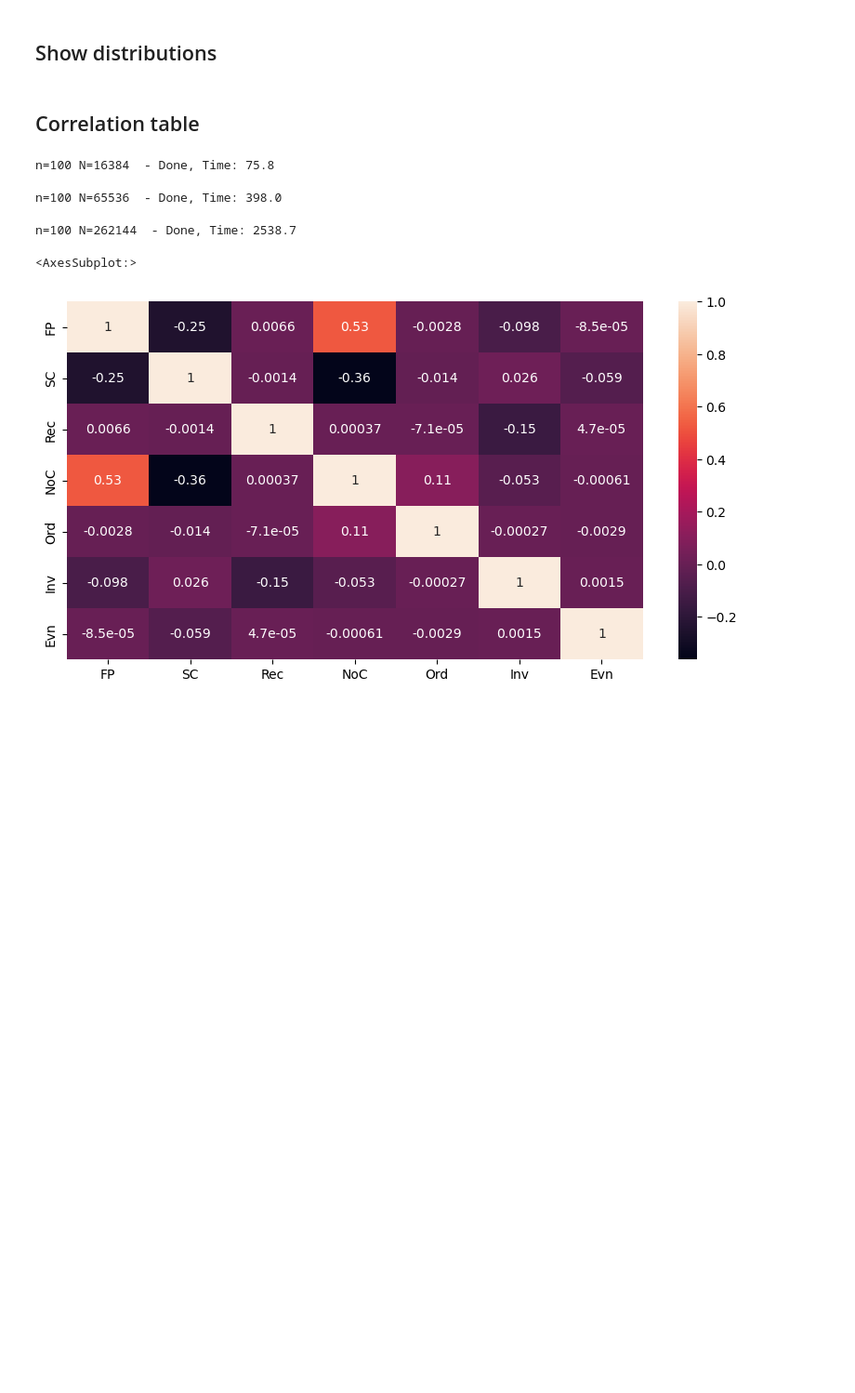
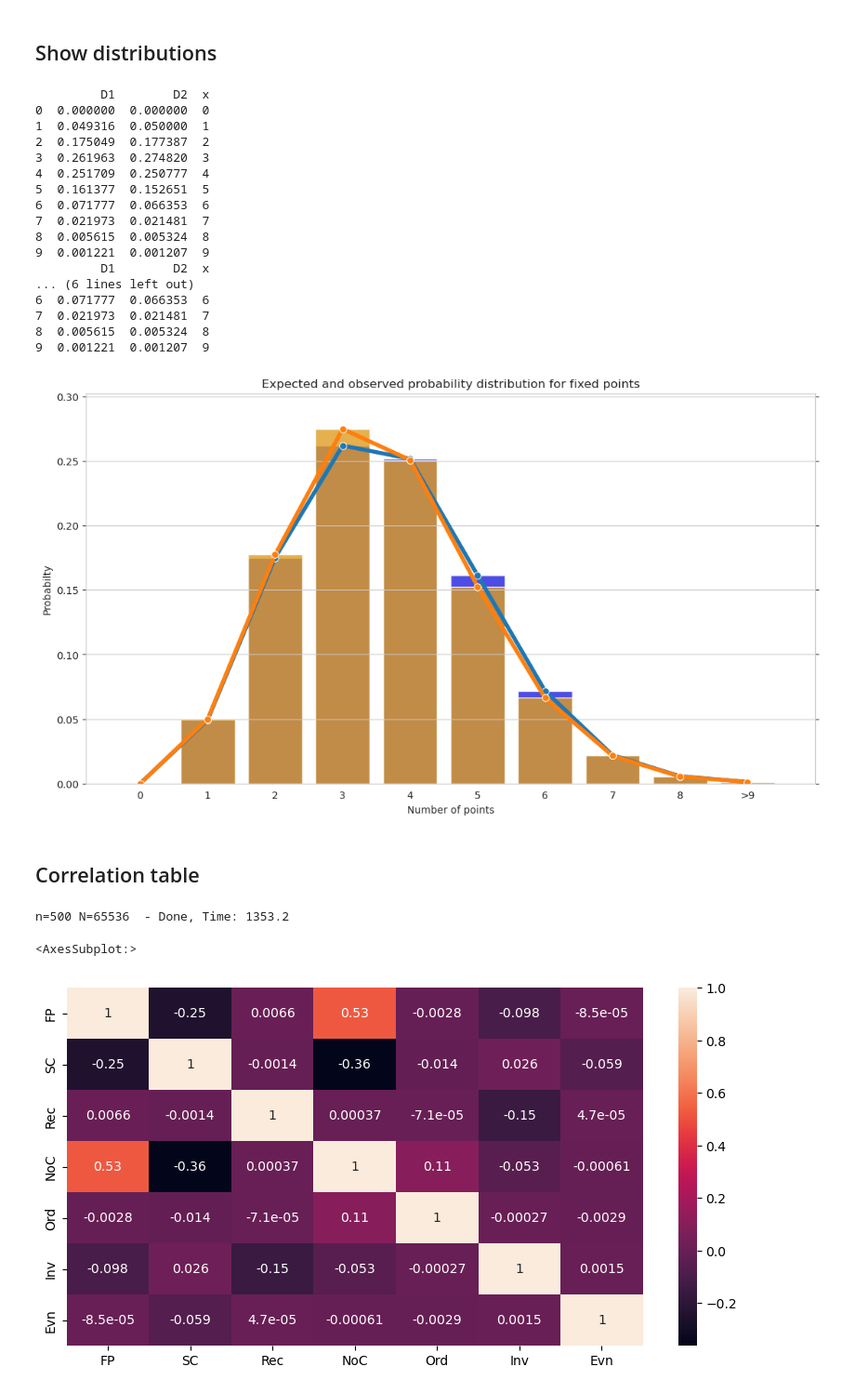
Before and after one commit to kirtsar/summerschool23_shift, a Jupyter notebook: code/summerschool_cryptography.ipynb, the cells around one changed output. Shown: that part at 93% size. Drawn from its saved outputs; the diff is of its cells as text; code cells hidden in the pictures; blank space fills up the shorter version.

Commit message:
added cool graphs (but without legend( )

```diff
--- a/code/summerschool_cryptography.ipynb
+++ b/code/summerschool_cryptography.ipynb
@@ -12,11 +13,11 @@ import matplotlib.pyplot as plt
 import time
 from tqdm import tqdm
 # %%
-def conv(x, y):
+def conv(x, y, z=5):
     r = max(len(x) - 1, len(y) - 1)
     last_sum1 = 0
     last_sum2 = 0
-    while ((last_sum1 < 5) | (last_sum2 < 5)) &  (r >= 0):
+    while ((last_sum1 < z) | (last_sum2 < z)) &  (r >= 0):
         if (r <= len(x) - 1):
             last_sum1 += x[r]
         if (r <= len(y) - 1):
@@ -31,8 +32,8 @@ def conv(x, y):
     new_x[r] = last_sum1
     new_y[r] = last_sum2
     # new_x, new_y = np.trim_zeros(new_x), np.trim_zeros(new_y)
-    while 0 in new_x: new_x.remove(0)
-    while 0 in new_y: new_y.remove(0)
+    #while 0 in new_x: new_x.remove(0)
+    #while 0 in new_y: new_y.remove(0)
     #while(new_y[0] == 0):
     #    new_y = new_y[1:]
     return (new_x, new_y)
@@ -216,15 +219,55 @@ print("p-value = " + str(p_value))
 # %% [markdown]
 ## Show distributions
-# %%
-def compare_two_distr_graph(x, y):
-    k = np.array([i for i in range(1, len(x) + 1)])
-    df_to_show = pd.DataFrame(columns = ['D1', 'D2'])
-    df_to_show['D1'] = x
-    df_to_show['D2'] = y
-    sns.displot(df_to_show, x="Values", hue="Distribution", kind="kde", fill=True)
-
-prob_of_cycles = list(map(lambda x: x/N, num_of_cycles))
-compare_two_distr_graph(prob_of_cycles, E_prob_of_cycles)
+# %%
+# x,y - two arrays with distribution, r - first x label
+def compare_two_distr_graph(x, y, r=0):
+    df_to_show = pd.DataFrame(columns = ['D1', 'D2'])
+    df_to_show['D1'], df_to_show['D2'] = conv(x, y, 0.001)
+    df_to_show['D1'], df_to_show['D2'] = df_to_show['D1'].astype(float), df_to_show['D2'].astype(float)
+    df_to_show['x'] = [k for k in range(0, len(df_to_show))]
+    print(df_to_show)
+    xticklabels= [k for k in range(r, len(df_to_show)+r)]
+    xticklabels[len(df_to_show)-1] = '>' + str(len(df_to_show)+r-1)
+    width = 0.8
+    matplotlib.rc_file_defaults()
+    ax = sns.set_style(style="whitegrid", rc=None)
+    fig, ax = plt.subplots(figsize=(13,7))
+    ax_twin = ax.twinx()
+    sns.barplot(data = df_to_show, x='x', y='D1', alpha=0.8, ax=ax, color = 'blue', width=width)
+    sns.barplot(data = df_to_show, x='x', y='D2', alpha=0.8, ax=ax, color = 'red', width=width).set(xlabel = "Number of points",ylabel='Probabilty', xticklabels=xticklabels)
+
+    sns.lineplot(data = df_to_show, x='x', y='D1', marker='o', err_style='bars', ax=ax_twin, sort = False, linewidth = 4, markersize=7).set(ylabel='Probabilty')
+    sns.lineplot(data = df_to_show, x='x', y='D2', marker='o', err_style='bars', ax=ax_twin, sort = False, linewidth = 4, markersize=7).set(title='Expected and observed probability distribution for fixed points', yticklabels=[], ylabel=None)
+
+    max_x = len(df_to_show)
+    max_y = max(max(df_to_show['D1']), max(df_to_show['D2']))*1.1
+    ax.set_xlim([-width, max_x])
+    ax.set_ylim([0, max_y])
+    ax_twin.set_xlim([-width, max_x])
+    ax_twin.set_ylim([0, max_y])
+    ax.legend() ## add legend
+
+prob_of_fixed_points = [k/N for k in num_of_fixed_points]
+compare_two_distr_graph(prob_of_fixed_points, E_prob_of_fixed_points, 1)
+# %% [output]
+         D1        D2  x
+0  0.000000  0.000000  0
+1  0.049316  0.050000  1
+2  0.175049  0.177387  2
+3  0.261963  0.274820  3
+4  0.251709  0.250777  4
+5  0.161377  0.152651  5
+6  0.071777  0.066353  6
+7  0.021973  0.021481  7
+8  0.005615  0.005324  8
+9  0.001221  0.001207  9
+         D1        D2  x
+... (6 lines left out)
+6  0.071777  0.066353  6
+7  0.021973  0.021481  7
+8  0.005615  0.005324  8
+9  0.001221  0.001207  9
+[figure, added]
 # %% [markdown]
 ## Correlation table
 # %%
@@ -262,12 +305,12 @@ n_N_values = [(10, 2**10), (10, 2**12), (10, 2**14), (10, 2**16), (10, 2**18),
               (100, 2**10), (100, 2**12), (100, 2**14), (100, 2**16), (100, 2**18),
               (200, 2**10), (200, 2**14), (200, 2**16), (200, 2**18),
               (500, 2**10), (500, 2**14), (500, 2**16), (500, 2**18),
-              (1000, 2**10), (1000, 2**14), (1000, 2**16),
+              (1000, 2**10), (1000, 2**14), (1000, 2**16)
              ]
 
 t1 = time.perf_counter()
-# n_N_values[1:2]
-for p in n_N_values[17:20]:
+
+for p in n_N_values[26:27]:
 
     n, N = p
 
@@ -316,9 +359,7 @@ corr_df = corr_df.astype({"n": int, "N": int})
 # corr_df.to_csv("./corr.csv", index=None)
 corr_df.to_csv("./corr.csv", index=None, mode='a', header=None)
 # %% [output]
-n=100 N=16384  - Done, Time: 75.8
+n=500 N=65536  - Done, Time: 1353.2
-n=100 N=65536  - Done, Time: 398.0
-n=100 N=262144  - Done, Time: 2538.7
 # %%
 plt.figure(figsize=(10, 5))
 sns.heatmap(df.corr(), annot=True)
```
Also changed, not shown: parts of 7 cells of this notebook.
